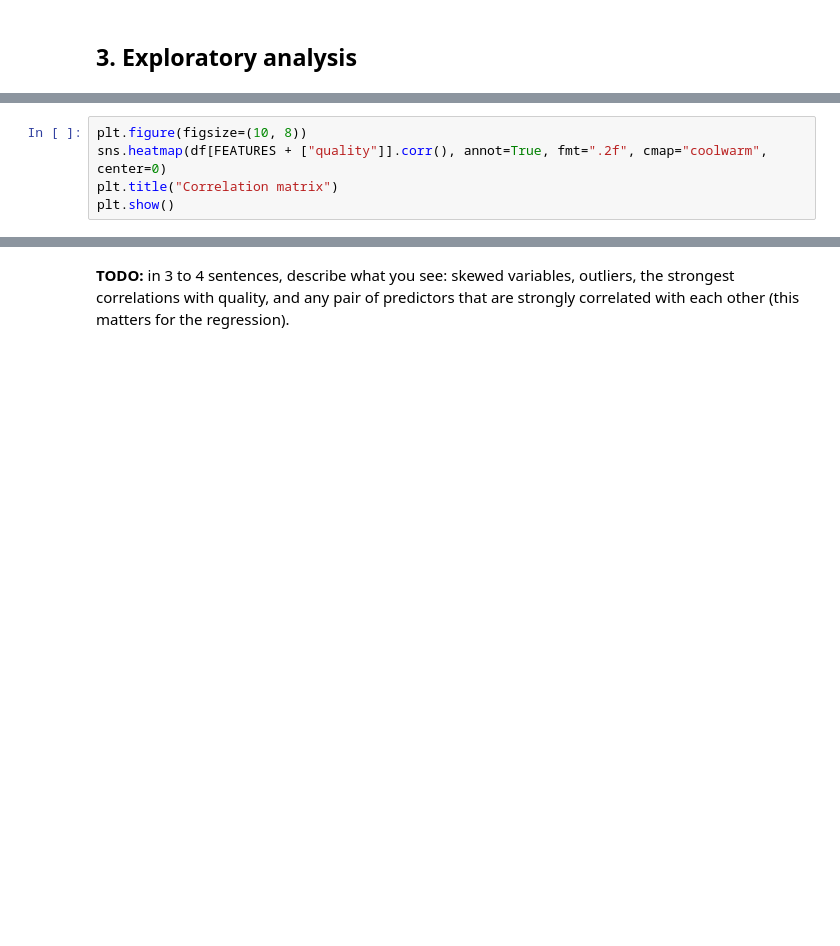
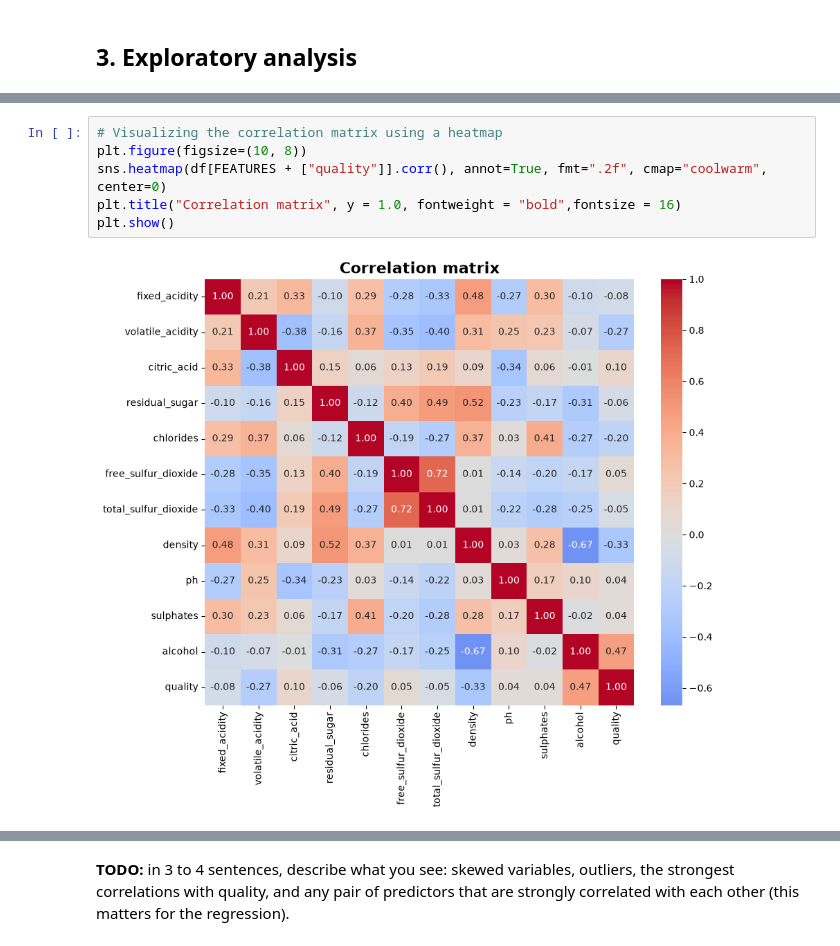
Before and after one commit to claudiabesilva/data-science-portfolio, a Jupyter notebook: Wine_quality_analysis/wine_quality_analysis.ipynb, the cells around one changed output, grey strips where cells are left out. Cells and saved outputs as stored; diff of their text form; blank space fills up the shorter version.

```diff
--- a/Wine_quality_analysis/wine_quality_analysis.ipynb
+++ b/Wine_quality_analysis/wine_quality_analysis.ipynb
@@ -86,5 +160,8 @@ plt.show()
 # %%
+# Visualizing the correlation matrix using a heatmap
 plt.figure(figsize=(10, 8))
 sns.heatmap(df[FEATURES + ["quality"]].corr(), annot=True, fmt=".2f", cmap="coolwarm", center=0)
-plt.title("Correlation matrix")
+plt.title("Correlation matrix", y = 1.0, fontweight = "bold",fontsize = 16)
 plt.show()
+# %% [output]
+[figure, added]
```
Also changed, not shown: parts of 16 cells of this notebook.
